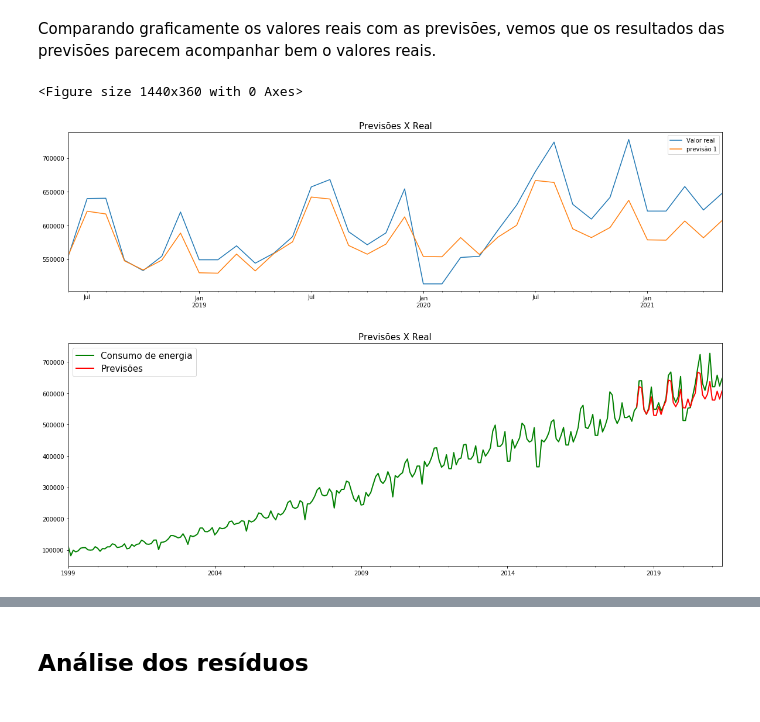
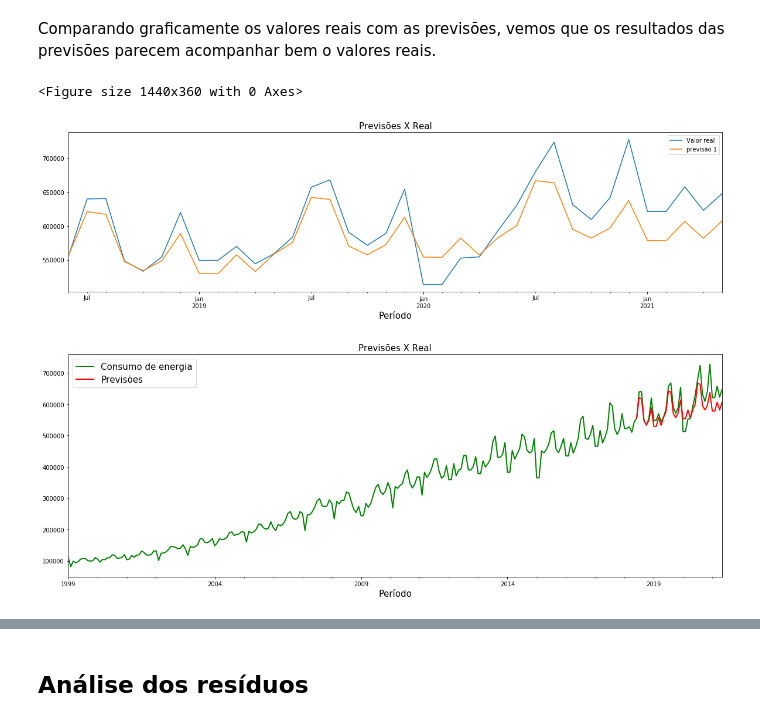
Before and after one commit to IvanildoBatista/Series-Temporais, a Jupyter notebook: AutoARIMA/AutoARIMA para previsão de produção de energia elétrica.ipynb, the cells around one changed output, grey strips where cells are left out. Cells and saved outputs as stored; diff of their text form; code cells hidden in the pictures.

```diff
--- a/AutoARIMA/AutoARIMA para previsão de produção de energia elétrica.ipynb
+++ b/AutoARIMA/AutoARIMA para previsão de produção de energia elétrica.ipynb
@@ -259,20 +268,21 @@ Comparando graficamente os valores reais com as previsões, vemos que os resulta
 # %%
 plt.figure(figsize=(20,5))
 pd.concat([teste,previsao],axis=1).plot(figsize=(20,5))
 plt.xlabel('')
 plt.title('Previsões X Real',size=15)
+plt.xlabel("Período", size=15)
 plt.legend(['Valor real','previsão 1','previsão 2']);
 # %% [output]
 <Figure size 1440x360 with 0 Axes>
-[figure, old version]
+[figure, new version]
 # %%
 pd.concat([data,previsao],
           axis=1).plot(linewidth=2,
                        figsize=(20,7),
                        color=['g','r'])
 plt.legend(['Consumo de energia','Previsões'], fontsize=15)
-plt.xlabel('')
+plt.xlabel('Período', size=15)
 plt.title('Previsões X Real',size=15)
 plt.show();
 # %% [output]
-[figure, old version]
+[figure, new version]
```
Also changed, not shown: parts of 23 cells of this notebook.
